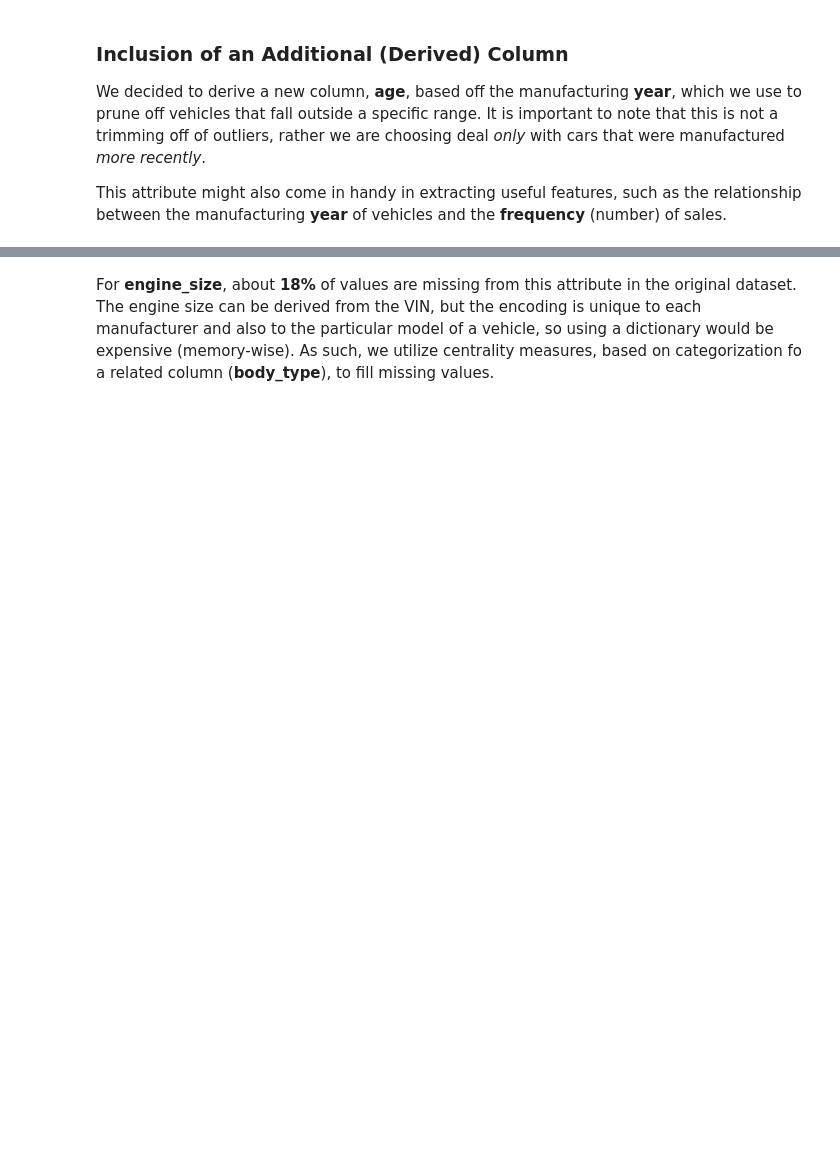
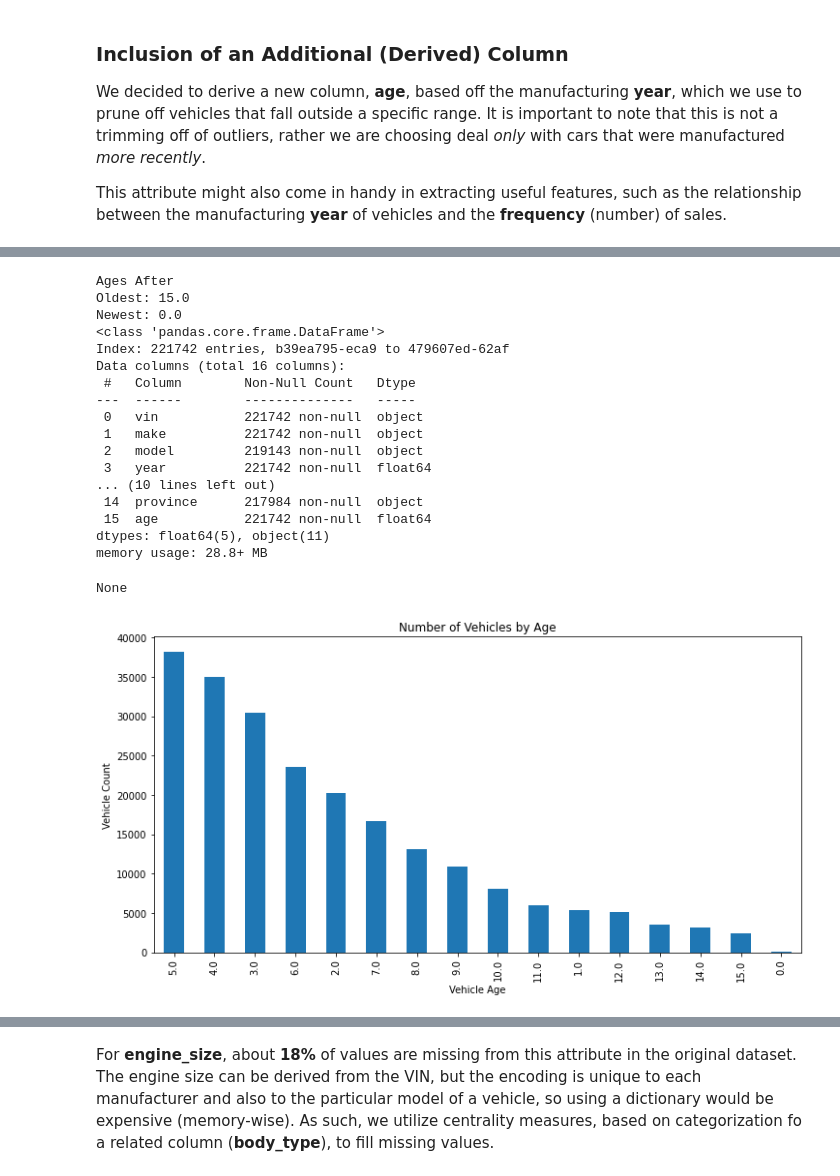
Before and after one commit to Ojooluwaseun/COMP6981-Project-Iteration1, a Jupyter notebook: Project_Iteration_1.ipynb, the cells around one changed output, grey strips where cells are left out. Drawn from its saved outputs; the diff is of its cells as text; code cells hidden in the pictures; blank space fills up the shorter version.

```diff
--- a/Project_Iteration_1.ipynb
+++ b/Project_Iteration_1.ipynb
@@ -161,0 +279,35 @@ This attribute might also come in handy in extracting useful features, such as t
+# %%
+"""
+From our plot, we can observe that the vehicles that are newer have higher numbers than older vehicles.
+We will therefore drop rows with older cars. We will work with cars between ages 1 - 15
+"""
+
+df_drop = df_drop[(df_drop['age']>= 0) & (df_drop['age'] <= 15)] # removing vehicles that are older than 20 years old
+print(f"Ages After\nOldest: {df_drop['age'].max()}\nNewest: {df_drop['age'].min()}")
+display(df_drop.info())
+
+#Plotting the numbers of vehicles by year after removi g older cars
+df_drop['age'].value_counts().plot(kind='bar',figsize = (12, 6), title = 'Number of Vehicles by Age')
+plt.xlabel('Vehicle Age')
+plt.ylabel('Vehicle Count')
+plt.show()
+# %% [output]
+Ages After
+Oldest: 15.0
+Newest: 0.0
+<class 'pandas.core.frame.DataFrame'>
+Index: 221742 entries, b39ea795-eca9 to 479607ed-62af
+Data columns (total 16 columns):
+ #   Column        Non-Null Count   Dtype
+---  ------        --------------   -----
+ 0   vin           221742 non-null  object
+ 1   make          221742 non-null  object
+ 2   model         219143 non-null  object
+ 3   year          221742 non-null  float64
+... (10 lines left out)
+ 14  province      217984 non-null  object
+ 15  age           221742 non-null  float64
+dtypes: float64(5), object(11)
+memory usage: 28.8+ MB
+None
+[figure, added]
```
Also changed, not shown: parts of 26 cells of this notebook.
